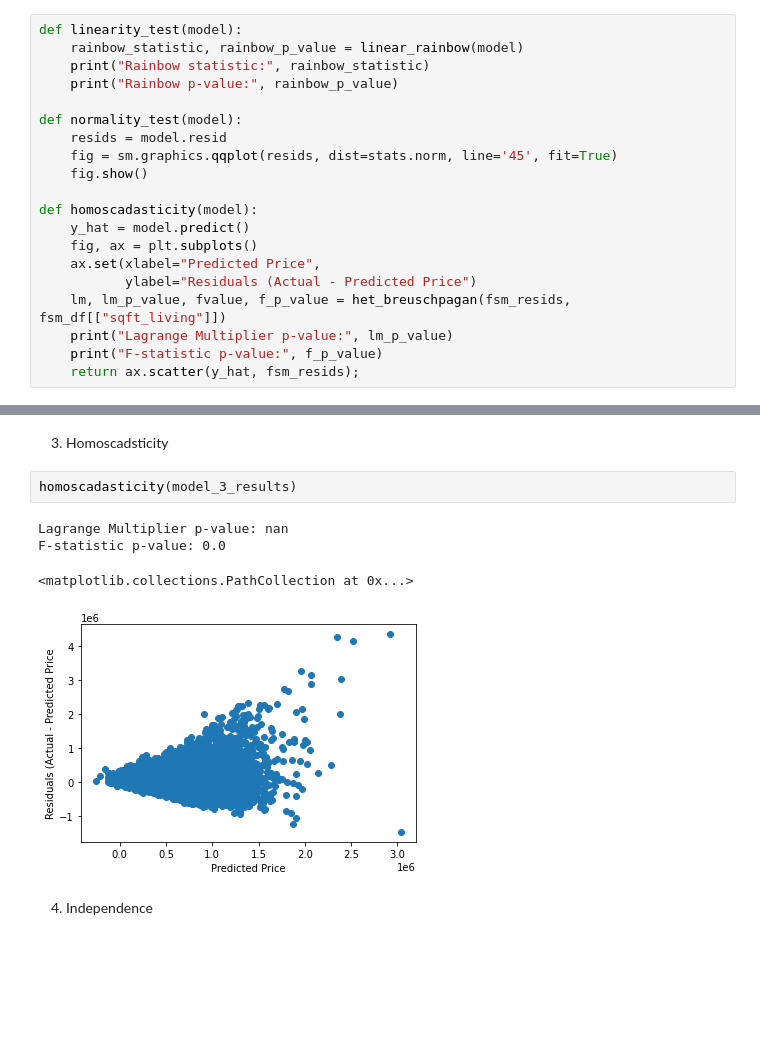
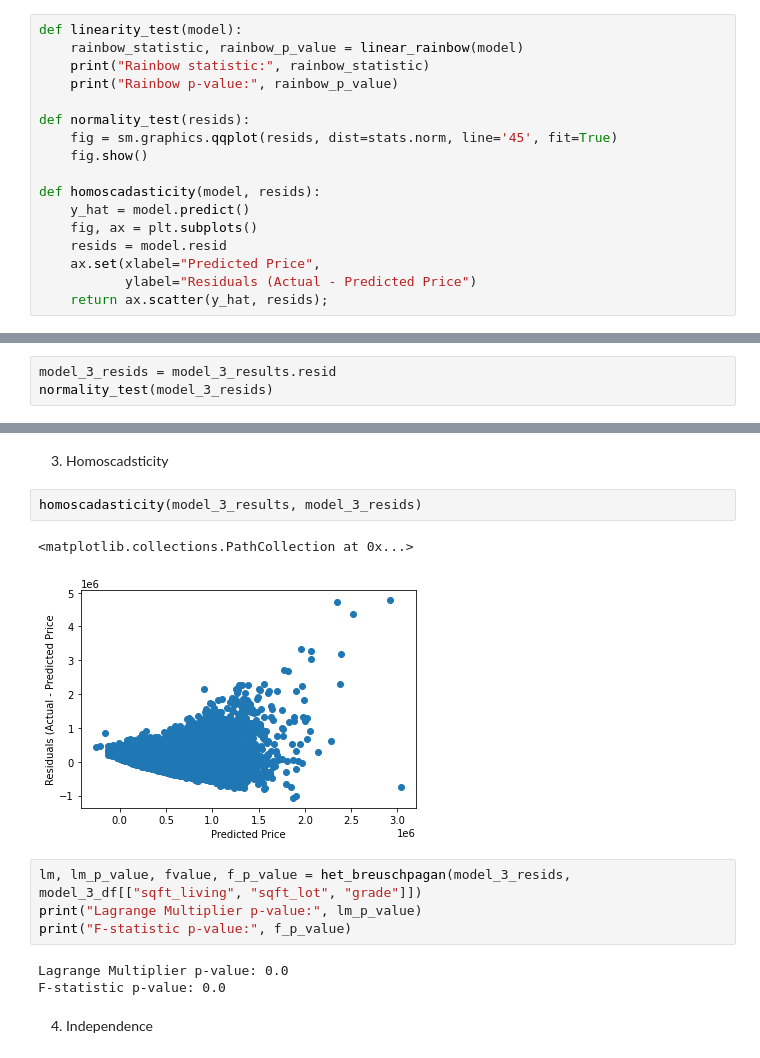
Before and after one commit to nancyho83/Property-Development-Analysis, a Jupyter notebook: Property_Development_Analysis.ipynb, the cells around one changed output, grey strips where cells are left out. Drawn from its saved outputs; the diff is of its cells as text; blank space fills up the shorter version.

```diff
--- a/Property_Development_Analysis.ipynb
+++ b/Property_Development_Analysis.ipynb
@@ -240,20 +240,17 @@ def linearity_test(model):
     print("Rainbow statistic:", rainbow_statistic)
     print("Rainbow p-value:", rainbow_p_value)
 
-def normality_test(model):
-    resids = model.resid
+def normality_test(resids):
     fig = sm.graphics.qqplot(resids, dist=stats.norm, line='45', fit=True)
     fig.show()
 
-def homoscadasticity(model):
+def homoscadasticity(model, resids):
     y_hat = model.predict()
     fig, ax = plt.subplots()
+    resids = model.resid
     ax.set(xlabel="Predicted Price",
            ylabel="Residuals (Actual - Predicted Price")
-    lm, lm_p_value, fvalue, f_p_value = het_breuschpagan(fsm_resids, fsm_df[["sqft_living"]])
-    print("Lagrange Multiplier p-value:", lm_p_value)
-    print("F-statistic p-value:", f_p_value)
-    return ax.scatter(y_hat, fsm_resids);
+    return ax.scatter(y_hat, resids);
 # %% [markdown]
 ### 1. Linearity
 # %%
@@ -426,0 +432,3 @@ normality_test(model_3_results)
+# %%
+model_3_resids = model_3_results.resid
+normality_test(model_3_resids)
@@ -427,12 +437,17 @@ normality_test(model_3_results)
 # %% [markdown]
 3. Homoscadsticity
 # %%
-homoscadasticity(model_3_results)
+homoscadasticity(model_3_results, model_3_resids)
 # %% [output]
-Lagrange Multiplier p-value: nan
-F-statistic p-value: 0.0
+<matplotlib.collections.PathCollection at 0x...>
-<matplotlib.collections.PathCollection at 0x...>
-[figure, old version]
+[figure, new version]
+# %%
+lm, lm_p_value, fvalue, f_p_value = het_breuschpagan(model_3_resids, model_3_df[["sqft_living", "sqft_lot", "grade"]])
+print("Lagrange Multiplier p-value:", lm_p_value)
+print("F-statistic p-value:", f_p_value)
+# %% [output]
+Lagrange Multiplier p-value: 0.0
+F-statistic p-value: 0.0
 # %% [markdown]
 4. Independence
 # %%
```
Also changed, not shown: parts of 13 cells of this notebook.
